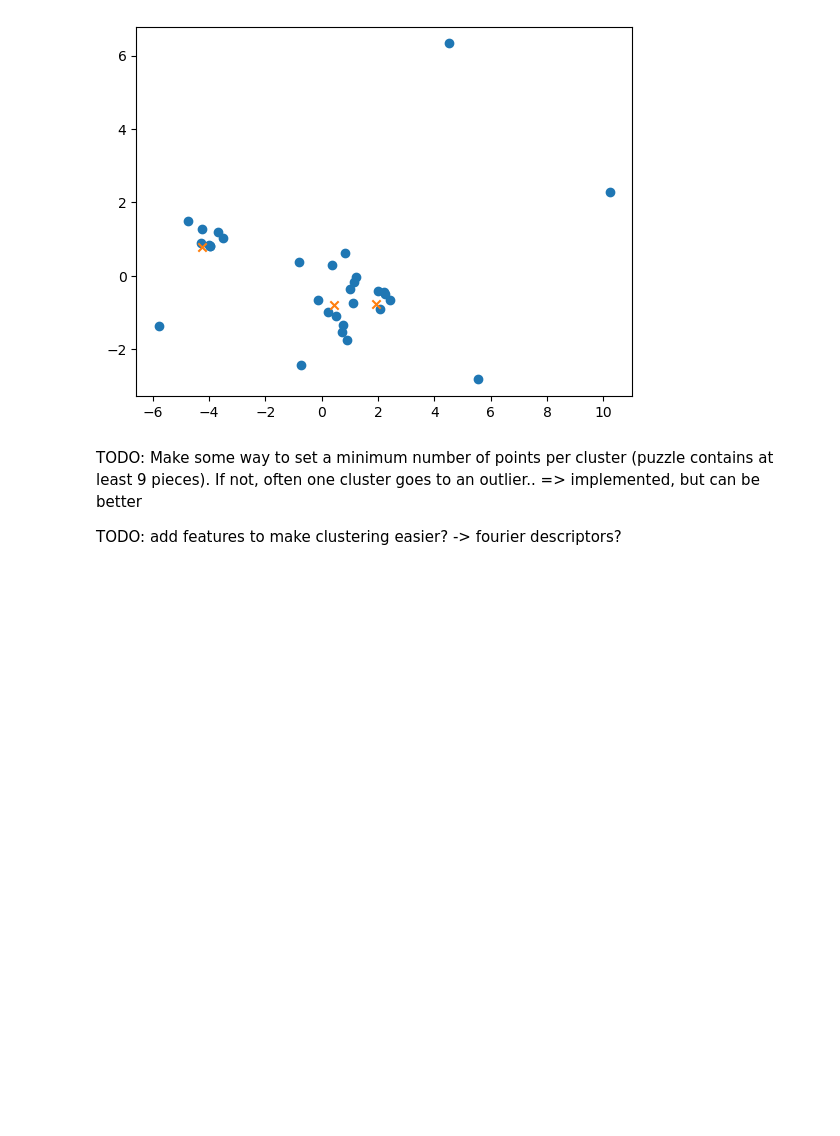
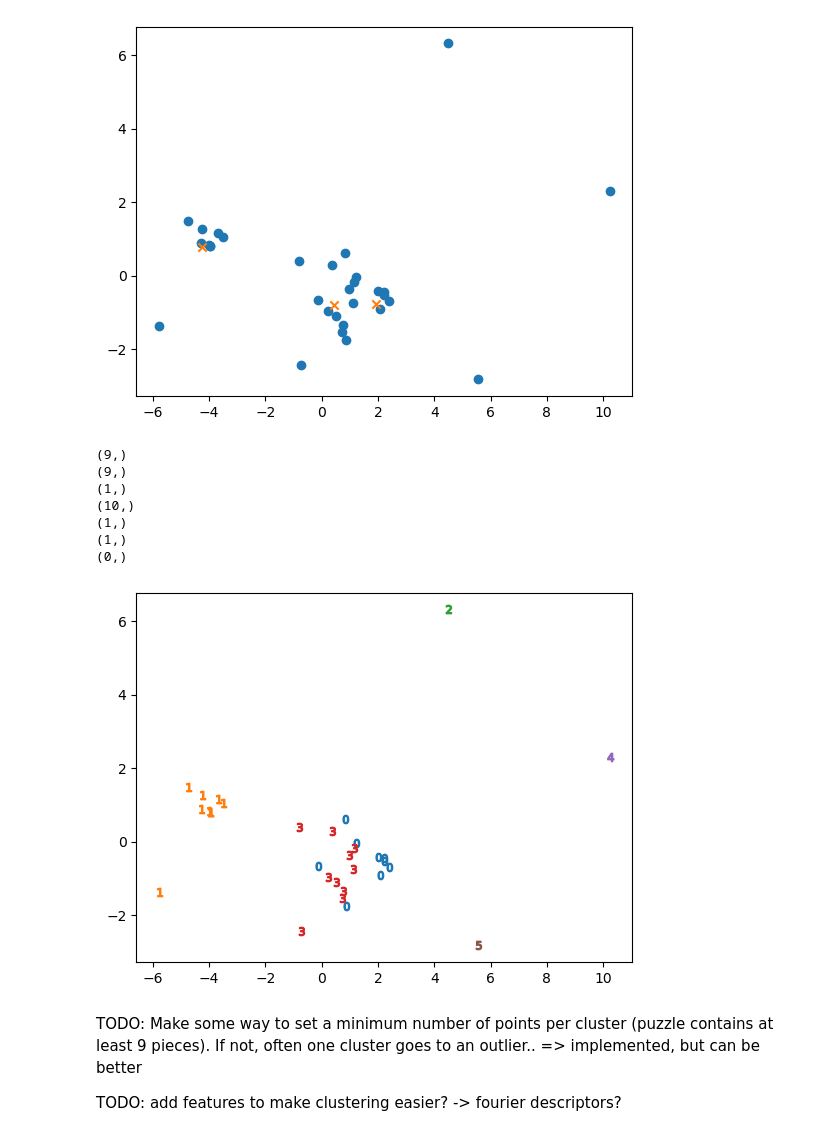
Before and after one commit to sirogosig/EE-451_code, a Jupyter notebook: project/feature_extraction_and_clustering.ipynb, the cells around one changed output. Cells and saved outputs as stored; diff of their text form; code cells hidden in the pictures; blank space fills up the shorter version.

```diff
--- a/project/feature_extraction_and_clustering.ipynb
+++ b/project/feature_extraction_and_clustering.ipynb
@@ -214,7 +215,7 @@ def get_features(im):
 ## Plot for different pieces using PCA
 # %%
 from sklearn.decomposition import PCA
-from sklearn.preprocessing import scale
+from sklearn.preprocessing import StandardScaler
 
 pca = PCA(n_components=2)
 features = np.empty((0,16))
@@ -223,11 +224,12 @@ for path in imgpaths:
     im = Image.open(path).convert('RGB')
     features = np.append(features, np.array(get_features(im)).reshape((1,-1)), axis=0)
 
-features = scale(features, axis = 0)
+scaler = StandardScaler()
+scaled_features = scaler.fit_transform(features)
 
 print(features.shape)
-pca.fit(features)
-res = pca.transform(features)
+pca.fit(scaled_features)
+res = pca.transform(scaled_features)
 # %% [output]
 (31, 16)
 # %%
@@ -272,6 +275,23 @@ plt.show()
 # %% [output]
 [9, 10, 10]
 [figure]
+# %%
+cluster = customCluster(scaled_features)
+
+plt.figure(1)
+for i in range(7):
+    indices = np.asarray(cluster.labels_ == i).nonzero()
+    print(indices[0].shape)
+    plt.scatter(res[indices,0], res[indices,1], marker=f"${i}$")
+# %% [output]
+(9,)
+(9,)
+(1,)
+(10,)
+(1,)
+(1,)
+(0,)
+[figure, added]
 # %% [markdown]
 TODO: Make some way to set a minimum number of points per cluster (puzzle contains at least 9 pieces). If not, often one cluster goes to an outlier..
 => implemented, but can be better
```
Also changed, not shown: parts of 3 cells of this notebook, 1 other file.
